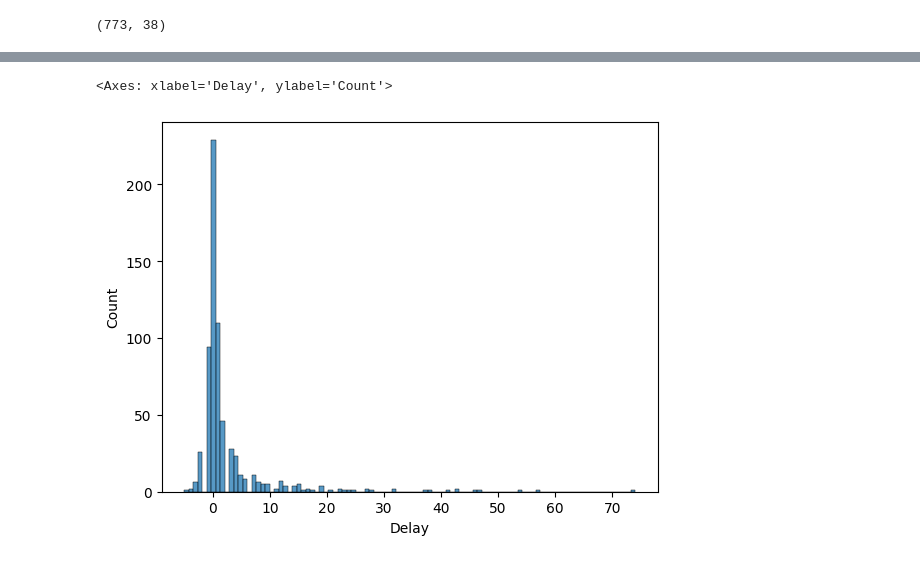
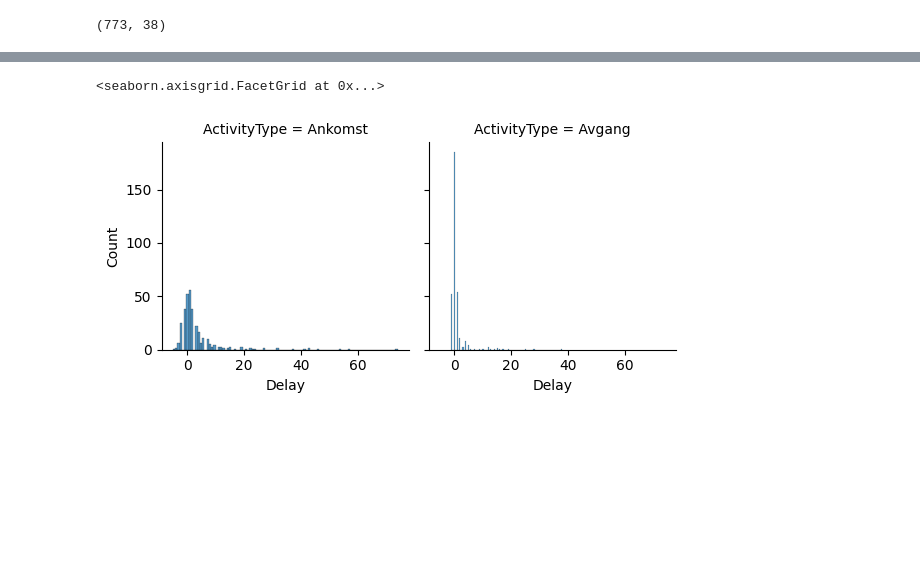
Before and after one commit to obeq/system-integration-training-ground, a Jupyter notebook: playgroundwithtrains.ipynb, the cells around one changed output, grey strips where cells are left out. Drawn from its saved outputs; the diff is of its cells as text; code cells hidden in the pictures; blank space fills up the shorter version.

```diff
--- a/playgroundwithtrains.ipynb
+++ b/playgroundwithtrains.ipynb
@@ -110,5 +124,6 @@ sns.scatterplot(data=df, x='AdvertisedTimeAtLocation', y='Delay', alpha=0.5, siz
-# %%
-sns.histplot(df, x='Delay', bins=100)
-# %% [output]
-<Axes: xlabel='Delay', ylabel='Count'>
-[figure, removed]
+# %%
+g = sns.FacetGrid(df, col='ActivityType')
+g.map(sns.histplot, 'Delay', bins=100)
+# %% [output]
+<seaborn.axisgrid.FacetGrid at 0x...>
+[figure, added]
```
Also changed, not shown: parts of 12 cells of this notebook, 4 other files.
